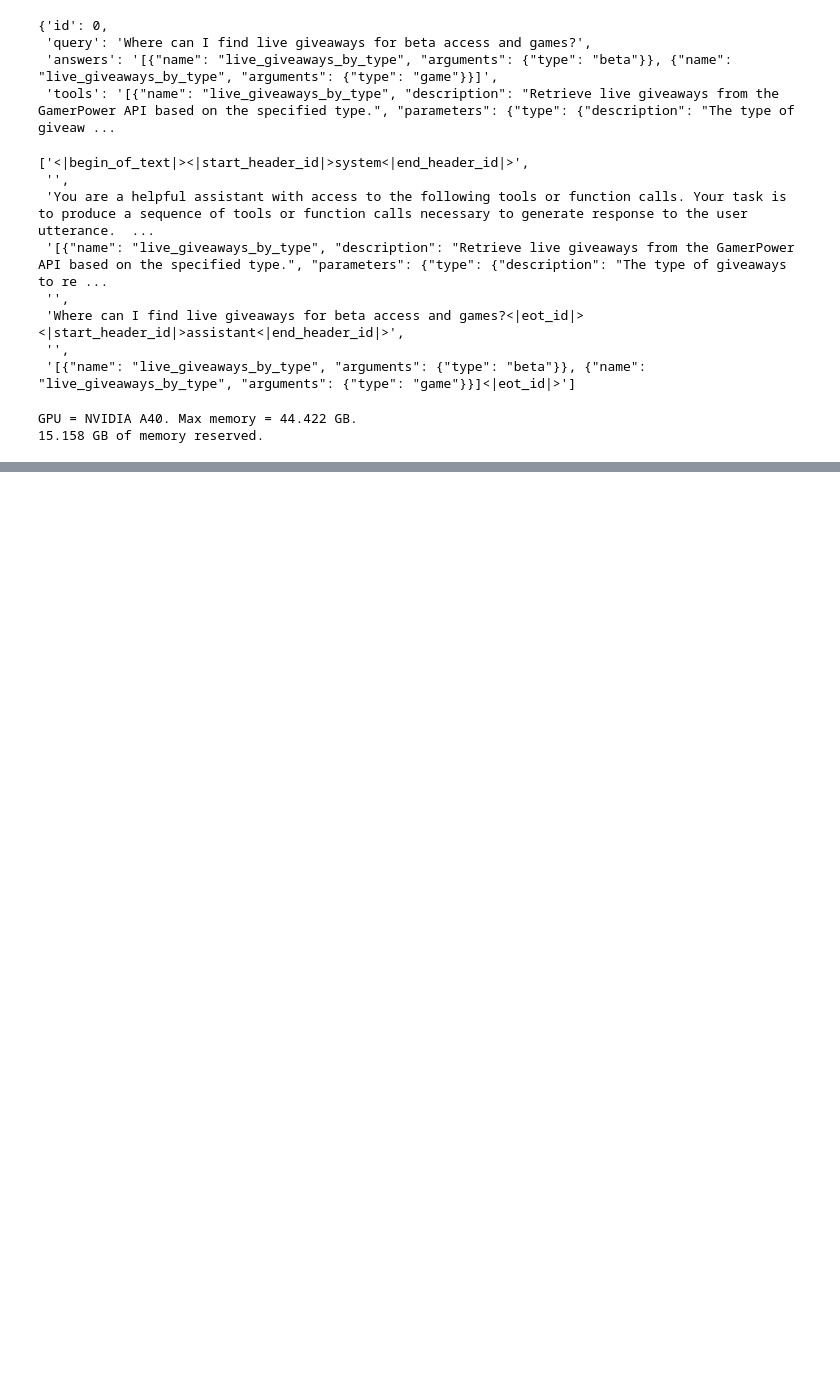
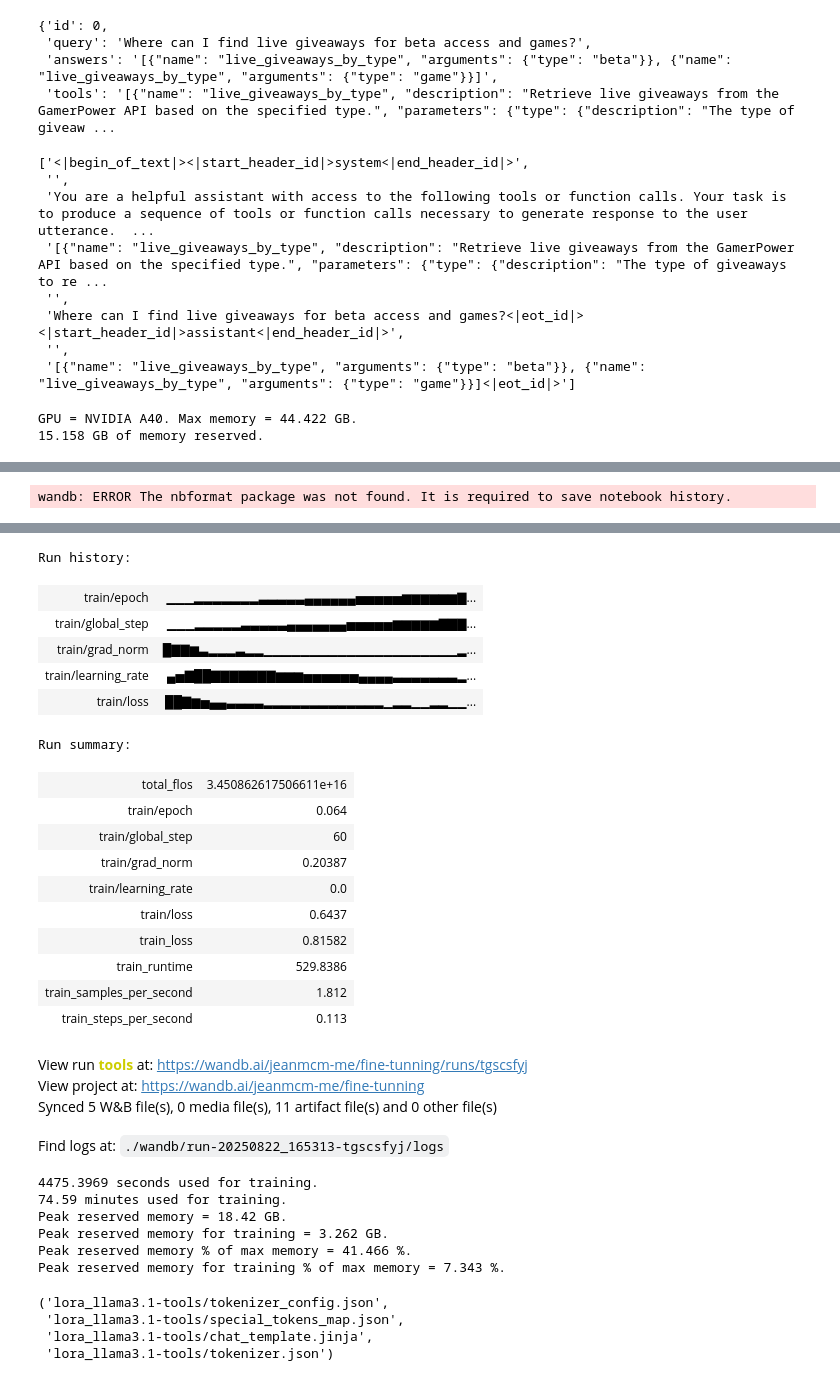
Before and after one commit to jfortez/fine-tunning-models, a Jupyter notebook: tool.finetunning.ipynb, the cells around one changed output, grey strips where cells are left out. Drawn from its saved outputs; the diff is of its cells as text; code cells hidden in the pictures; blank space fills up the shorter version.

```diff
--- a/tool.finetunning.ipynb
+++ b/tool.finetunning.ipynb
@@ -246,0 +242,4 @@ BrokenPipeError: [Errno 32] Broken pipe
+# %%
+wandb.finish()
+# %% [output]
+wandb: ERROR The nbformat package was not found. It is required to save notebook history.
@@ -246,0 +247,49 @@ BrokenPipeError: [Errno 32] Broken pipe
+Run history:
+| train/epoch | ▁▁▁▂▂▂▂▂▂▂▃▃▃▃▃▄▄▄▄▄▄▅▅▅▅▅▆▆▆▆▆▆▇... |
+| train/global_step | ▁▁▁▂▂▂▂▂▃▃▃▃▃▄▄▄▄▄▄▄▅▅▅▅▅▆▆▆▆▆▇▇▇... |
+| train/grad_norm | █▇▇▆▃▂▂▂▃▂▂▁▁▁▁▁▁▁▁▁▁▁▁▁▁▁▁▁▁▁▁▁▂... |
+| train/learning_rate | ▄▅▇██▇▇▇▇▇▇▇▆▆▆▅▅▅▅▅▅▄▄▄▄▃▃▃▃▃▃▃▂... |
+| train/loss | ██▇▆▅▄▄▃▃▃▃▂▂▂▂▂▂▂▂▂▂▂▂▂▁▂▂▁▁▂▂▁▁... |
+Run summary:
+| total_flos | 3.450862617506611e+16 |
+| train/epoch | 0.064 |
+| train/global_step | 60 |
+| train/grad_norm | 0.20387 |
+| train/learning_rate | 0.0 |
+| train/loss | 0.6437 |
+| train_loss | 0.81582 |
+| train_runtime | 529.8386 |
+| train_samples_per_second | 1.812 |
+| train_steps_per_second | 0.113 |
+View run tools at: https://wandb.ai/jeanmcm-me/fine-tunning/runs/tgscsfyj
+View project at: https://wandb.ai/jeanmcm-me/fine-tunning
+Synced 5 W&B file(s), 0 media file(s), 11 artifact file(s) and 0 other file(s)
+Find logs at: ./wandb/run-20250822_165313-tgscsfyj/logs
+# %%
+# Show final memory and time stats
+used_memory = round(torch.cuda.max_memory_reserved() / 1024 / 1024 / 1024, 3)
+used_memory_for_lora = round(used_memory - start_gpu_memory, 3)
+used_percentage = round(used_memory         /max_memory*100, 3)
+lora_percentage = round(used_memory_for_lora/max_memory*100, 3)
+print(f"{trainer_stats.metrics['train_runtime']} seconds used for training.")
+print(f"{round(trainer_stats.metrics['train_runtime']/60, 2)} minutes used for training.")
+print(f"Peak reserved memory = {used_memory} GB.")
+print(f"Peak reserved memory for training = {used_memory_for_lora} GB.")
+print(f"Peak reserved memory % of max memory = {used_percentage} %.")
+print(f"Peak reserved memory for training % of max memory = {lora_percentage} %.")
+# %% [output]
+4475.3969 seconds used for training.
+74.59 minutes used for training.
+Peak reserved memory = 18.42 GB.
+Peak reserved memory for training = 3.262 GB.
+Peak reserved memory % of max memory = 41.466 %.
+Peak reserved memory for training % of max memory = 7.343 %.
+# %%
+lora_model_name = "lora_llama3.1-tools"
+model.save_pretrained(lora_model_name)
+tokenizer.save_pretrained(lora_model_name)
+# %% [output]
+('lora_llama3.1-tools/tokenizer_config.json',
+ 'lora_llama3.1-tools/special_tokens_map.json',
+ 'lora_llama3.1-tools/chat_template.jinja',
+ 'lora_llama3.1-tools/tokenizer.json')
```
Also changed, not shown: parts of 18 cells of this notebook, 4 other files.
